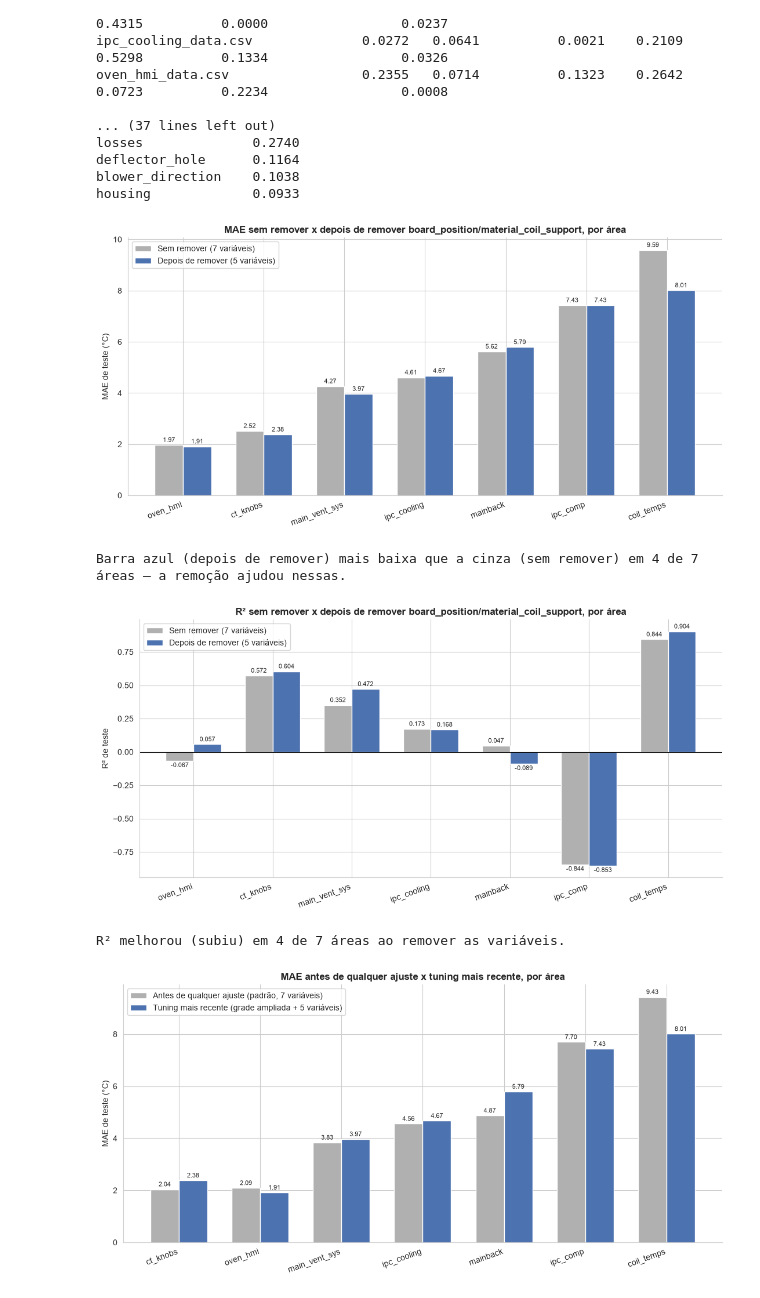
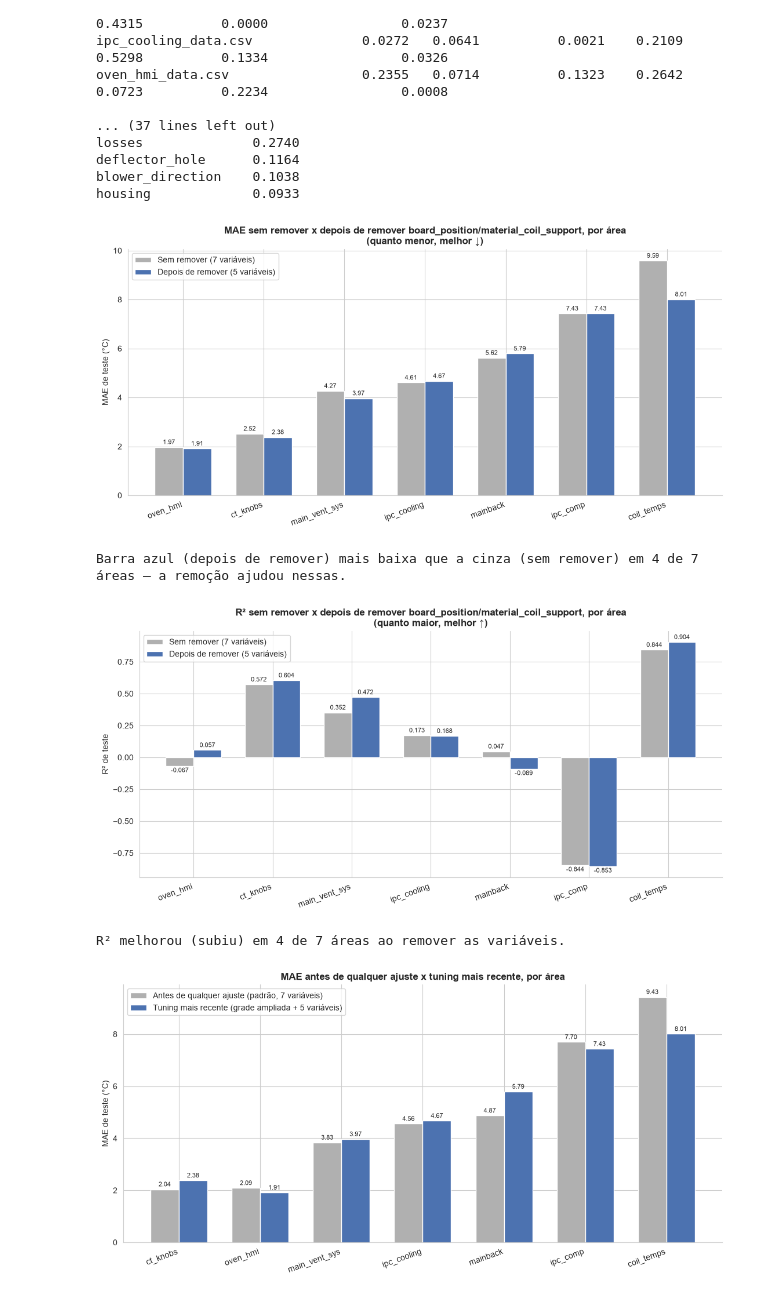
Before and after one commit to nicolas-carrascossa/whirlpool-thermal-predictor, a Jupyter notebook: notebooks/Random_for_regre.ipynb, the cells around one changed output. Cells and saved outputs as stored; diff of their text form; code cells hidden in the pictures.

```diff
--- a/notebooks/Random_for_regre.ipynb
+++ b/notebooks/Random_for_regre.ipynb
@@ -1618,8 +1618,10 @@ for barras in (barras_sem_remover, barras_depois):
 ax.set_xticks(x)
 ax.set_xticklabels([a.replace("_data.csv", "") for a in ordem_areas_var], rotation=20, ha="right")
 ax.set_ylabel("MAE de teste (°C)")
-ax.set_title("MAE sem remover x depois de remover board_position/material_coil_support, por área",
-             fontsize=12, fontweight="bold")
+ax.set_title(
+    "MAE sem remover x depois de remover board_position/material_coil_support, por área\n"
+    "(quanto menor, melhor ↓)",
+    fontsize=12, fontweight="bold")
 ax.legend()
 for lado in ("top", "right"):
     ax.spines[lado].set_visible(False)
@@ -1630,44 +1632,45 @@ melhoraram = int((dados_grafico_var["MAE_5_variaveis"] < dados_grafico_var["MAE_
 print(f"Barra azul (depois de remover) mais baixa que a cinza (sem remover) em "
       f"{melhoraram} de {len(dados_grafico_var)} áreas — a remoção ajudou nessas.")
 # %% [output]
-[figure, old version]
+[figure, new version]
 Barra azul (depois de remover) mais baixa que a cinza (sem remover) em 4 de 7 áreas — a remoção ajudou nessas.
 # %%
 # ============================================================
 # GRÁFICO — R² COM 7 VARIÁVEIS x SEM board_position/material_coil_support
 # Mesma dupla de barras da MAE acima, agora para R² — usa a mesma
 # `comparativo_variaveis`.
 # ============================================================
 dados_grafico_var_r2 = comparativo_variaveis.set_index("key_area").loc[ordem_areas_var]
 
 x = np.arange(len(ordem_areas_var))
 largura = 0.35
 
 fig, ax = plt.subplots(figsize=(11, 5.5))
 barras_sem_remover_r2 = ax.bar(x - largura / 2, dados_grafico_var_r2["R2_7_variaveis"], largura,
                                 label="Sem remover (7 variáveis)", color="#B0B0B0")
 barras_depois_r2 = ax.bar(x + largura / 2, dados_grafico_var_r2["R2_5_variaveis"], largura,
                            label="Depois de remover (5 variáveis)", color="#4C72B0")
 
 for barras in (barras_sem_remover_r2, barras_depois_r2):
     ax.bar_label(barras, fmt="%.3f", padding=2, fontsize=8)
 
-ax.axhline(0, color="black", linewidth=0.8)
 ax.set_xticks(x)
 ax.set_xticklabels([a.replace("_data.csv", "") for a in ordem_areas_var], rotation=20, ha="right")
 ax.set_ylabel("R² de teste")
-ax.set_title("R² sem remover x depois de remover board_position/material_coil_support, por área",
-             fontsize=12, fontweight="bold")
+ax.set_title(
+    "R² sem remover x depois de remover board_position/material_coil_support, por área\n"
+    "(quanto maior, melhor ↑)",
+    fontsize=12, fontweight="bold")
 ax.legend()
 for lado in ("top", "right"):
     ax.spines[lado].set_visible(False)
 plt.tight_layout()
 plt.show()
 
 melhoraram_var_r2 = int((dados_grafico_var_r2["R2_5_variaveis"] > dados_grafico_var_r2["R2_7_variaveis"]).sum())
 print(f"R² melhorou (subiu) em {melhoraram_var_r2} de {len(dados_grafico_var_r2)} áreas ao remover as variáveis.")
 # %% [output]
-[figure, old version]
+[figure, new version]
 R² melhorou (subiu) em 4 de 7 áreas ao remover as variáveis.
 # %%
 # ============================================================
```
Also changed, not shown: parts of 16 cells of this notebook.
